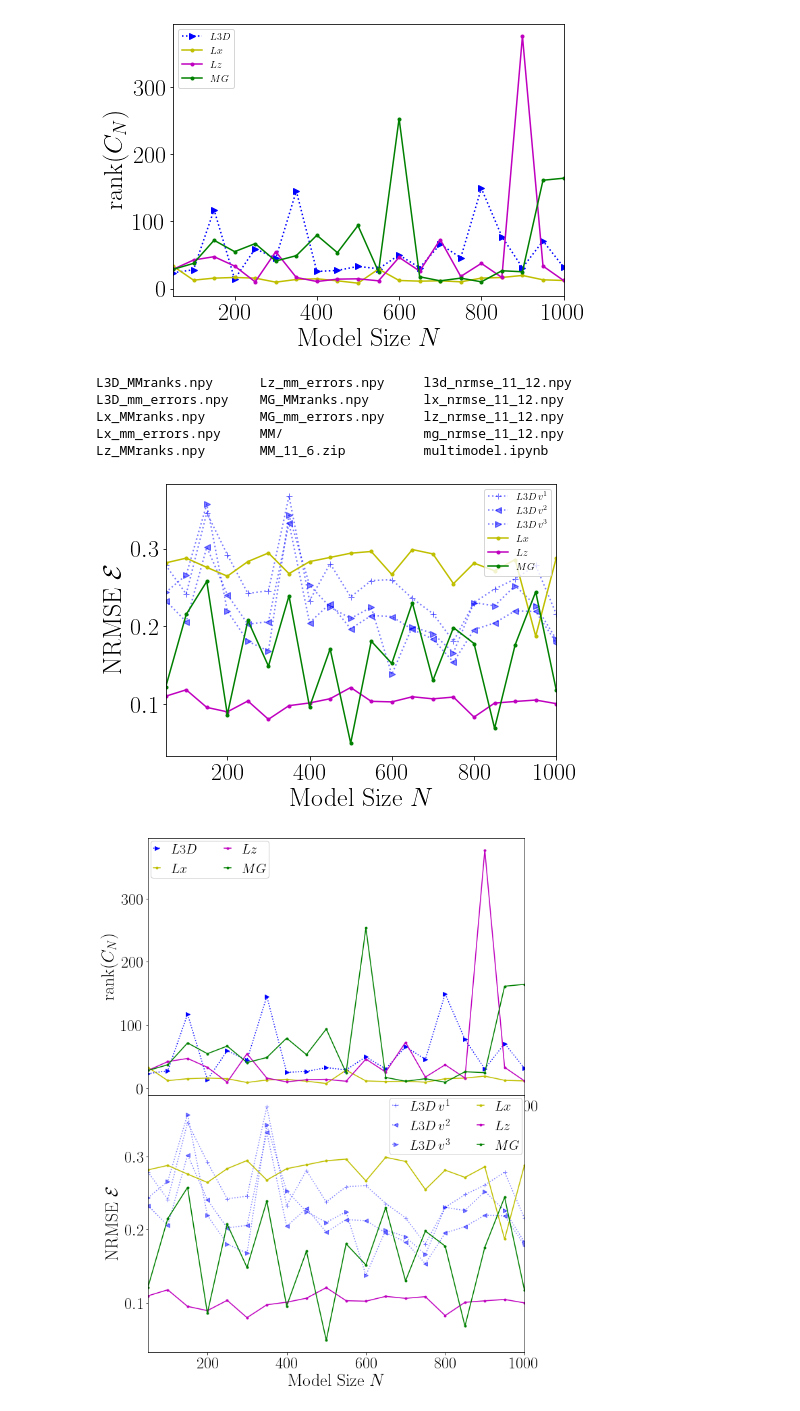
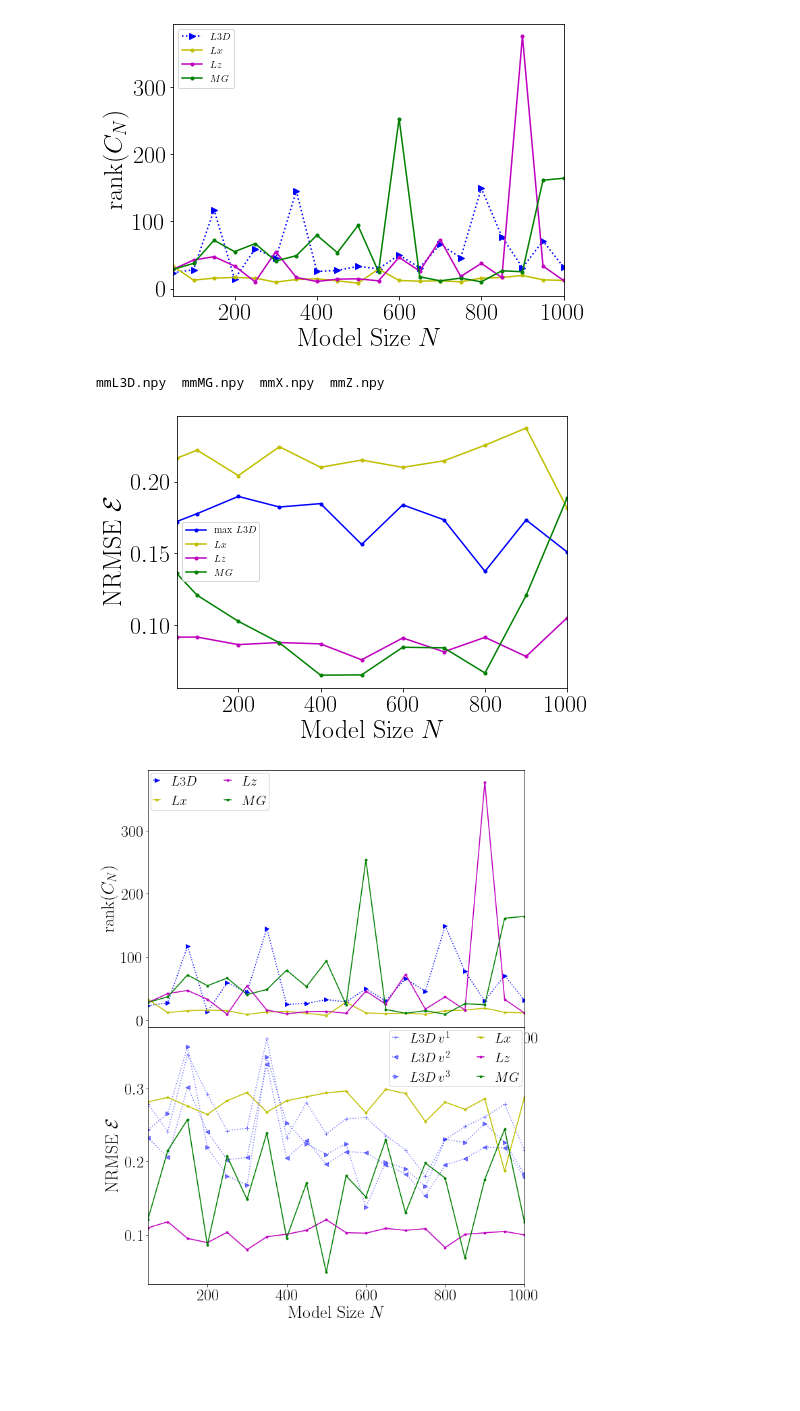
Before and after one commit to BrianWhiteaker/ChaosESN, a Jupyter notebook: PlotNBs/multimodel.ipynb, the cells around one changed output. Saved outputs shown, nothing was run; the diff lists cells and outputs as text; code cells hidden in the pictures; blank space fills up the shorter version.

```diff
--- a/PlotNBs/multimodel.ipynb
+++ b/PlotNBs/multimodel.ipynb
@@ -50,40 +46,36 @@ plt.show()
 # %% [output]
 [figure]
 # %%
-ls
+ls NBoutputs
 # %% [output]
-L3D_MMranks.npy      Lz_mm_errors.npy     l3d_nrmse_11_12.npy
-L3D_mm_errors.npy    MG_MMranks.npy       lx_nrmse_11_12.npy
-Lx_MMranks.npy       MG_mm_errors.npy     lz_nrmse_11_12.npy
-Lx_mm_errors.npy     MM/                  mg_nrmse_11_12.npy
-Lz_MMranks.npy       MM_11_6.zip          multimodel.ipynb
+mmL3D.npy  mmMG.npy  mmX.npy  mmZ.npy
 # %%
-l3der = np.load('./l3d_nrmse_11_12.npy')
-lxer = np.load('./lx_nrmse_11_12.npy')
-lzer = np.load('./lz_nrmse_11_12.npy')
-mger = np.load('./mg_nrmse_11_12.npy')
+l3der = np.load('./NBoutputs/mmL3D.npy')
+lxer = np.load('./NBoutputs/mmX.npy')
+lzer = np.load('./NBoutputs/mmZ.npy')
+mger = np.load('./NBoutputs/mmMG.npy')
 # %%
 plt.figure(figsize=(7,5))
 ax = plt.gca()
 
 linestyle = ['+b','<b','>b']
 l3label = [f'$L3D \, v^{(1)}$',
            f'$L3D \, v^{(2)}$',
            f'$L3D \, v^{(3)}$']
-for i in range(3):
-    ax.plot([x for x in range(50,1050,50)],np.flip(l3der[:,i]),
-             linestyle[i],linestyle='dotted', alpha=.5,label=l3label[i])
-ax.plot([x for x in range(50,1050,50)],np.flip(lxer),'.y-',label='$Lx$')
-ax.plot([x for x in range(50,1050,50)],np.flip(lzer),'.m-',label='$Lz$')
-ax.plot([x for x in range(50,1050,50)],np.flip(mger),'.g-',label='$MG$')
+sizes = [50,100,200,300,400,500,600,700,800,900,1000]
+
+ax.plot(sizes, l3der,'.b-',label='max $L3D$')
+ax.plot(sizes, lxer,'.y-',label='$Lx$')
+ax.plot(sizes, lzer,'.m-',label='$Lz$')
+ax.plot(sizes, mger,'.g-',label='$MG$')
 
 ax.set_xlabel('Model Size $N$')
 ax.set_ylabel('NRMSE $\mathcal{E}$')
 
 ax.legend()
 plt.show()
 # %% [output]
-[figure, old version]
+[figure, new version]
 # %%
 gs = gridspec.GridSpec(2, 1, hspace=0)
 fig = plt.figure(figsize=(10,14))
```
Also changed, not shown: parts of 2 cells of this notebook, 10 other files.
